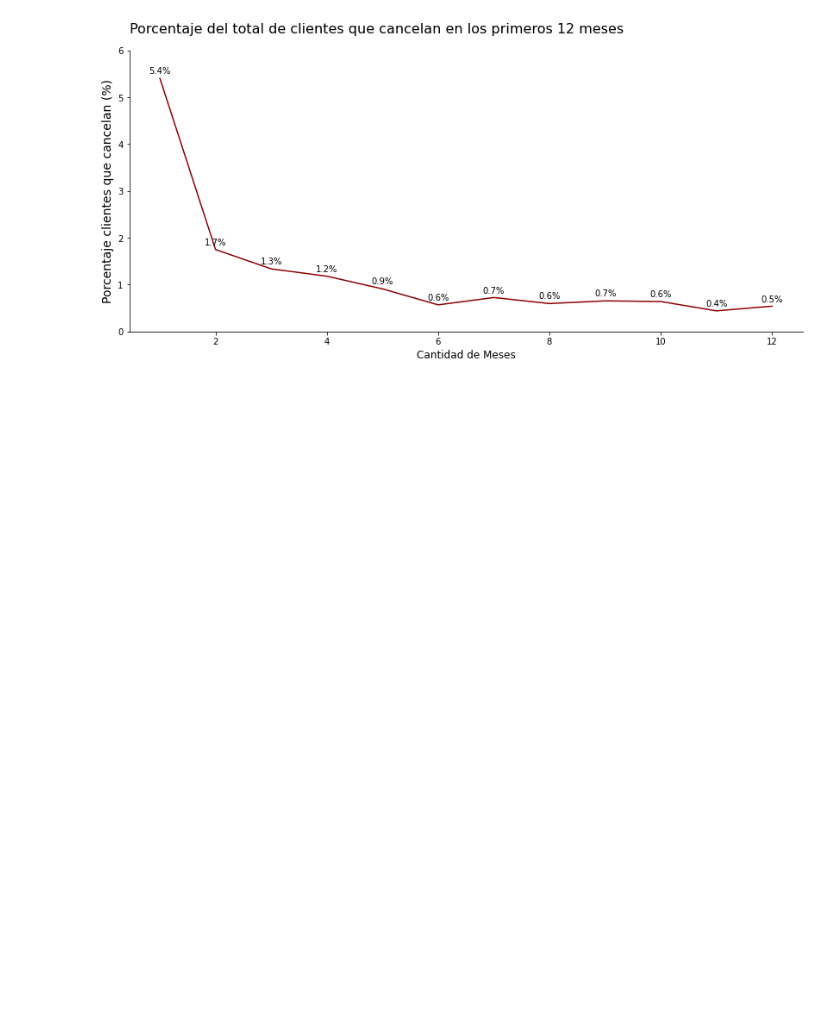
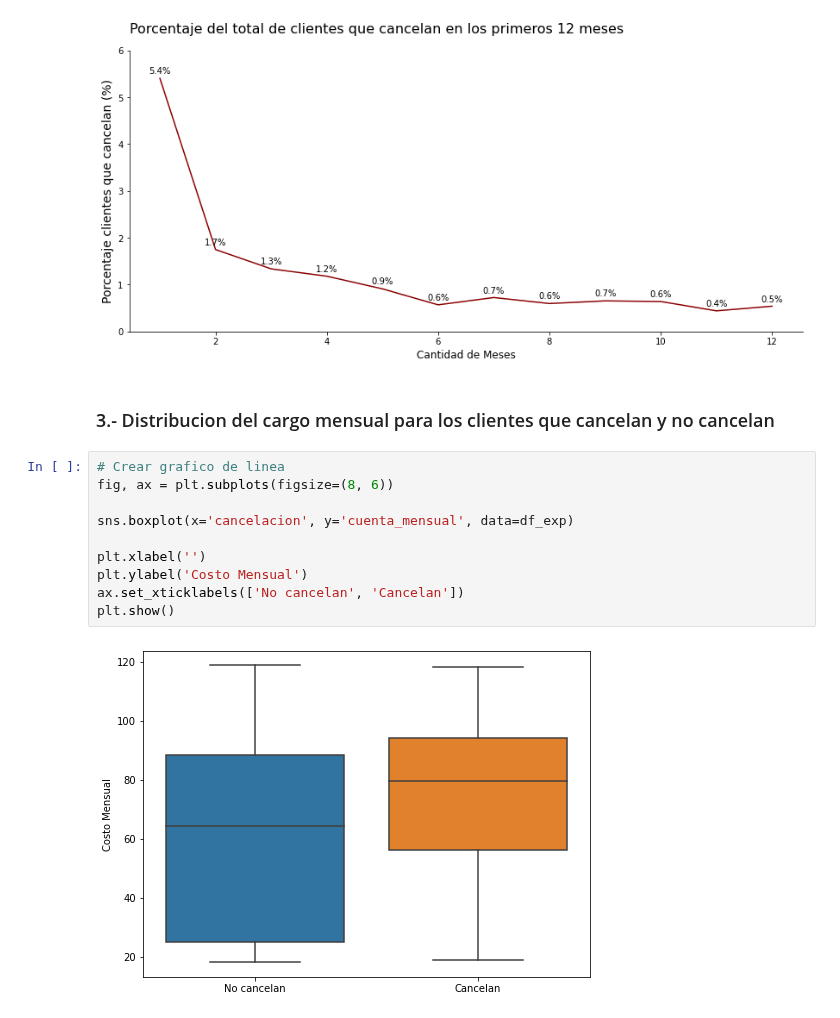
Before and after one commit to jbernalg/challenge_TelecomX, a Jupyter notebook: challenge_telecomx.ipynb, the cells around one changed output. Cells and saved outputs as stored; diff of their text form; blank space fills up the shorter version.

```diff
--- a/challenge_telecomx.ipynb
+++ b/challenge_telecomx.ipynb
@@ -852,3 +852,17 @@ sns.despine(top=True, right=True)
 plt.show()
 # %% [output]
 [figure]
+# %% [markdown]
+### 3.- Distribucion del cargo mensual para los clientes que cancelan y no cancelan
+# %%
+# Crear grafico de linea
+fig, ax = plt.subplots(figsize=(8, 6))
+
+sns.boxplot(x='cancelacion', y='cuenta_mensual', data=df_exp)
+
+plt.xlabel('')
+plt.ylabel('Costo Mensual')
+ax.set_xticklabels(['No cancelan', 'Cancelan'])
+plt.show()
+# %% [output]
+[figure, added]
```
Also changed, not shown: parts of 4 cells of this notebook.
